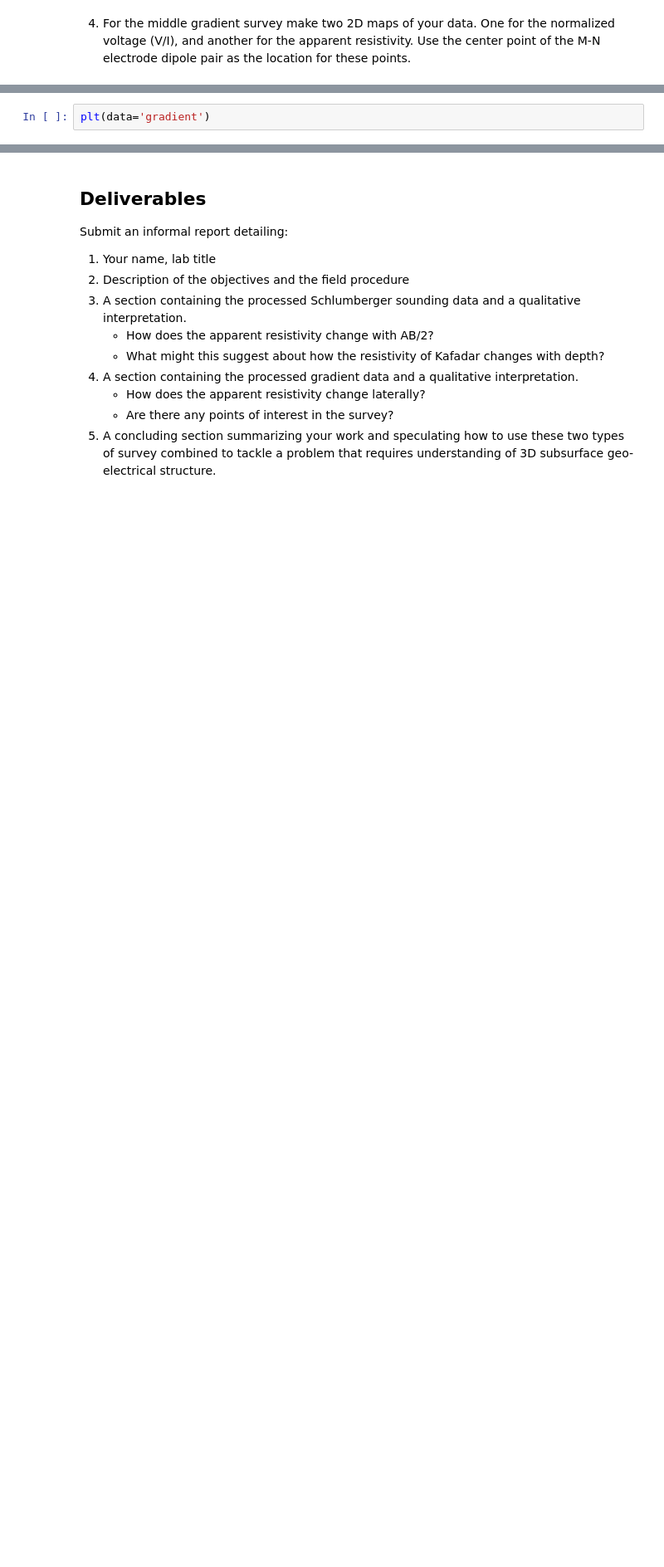
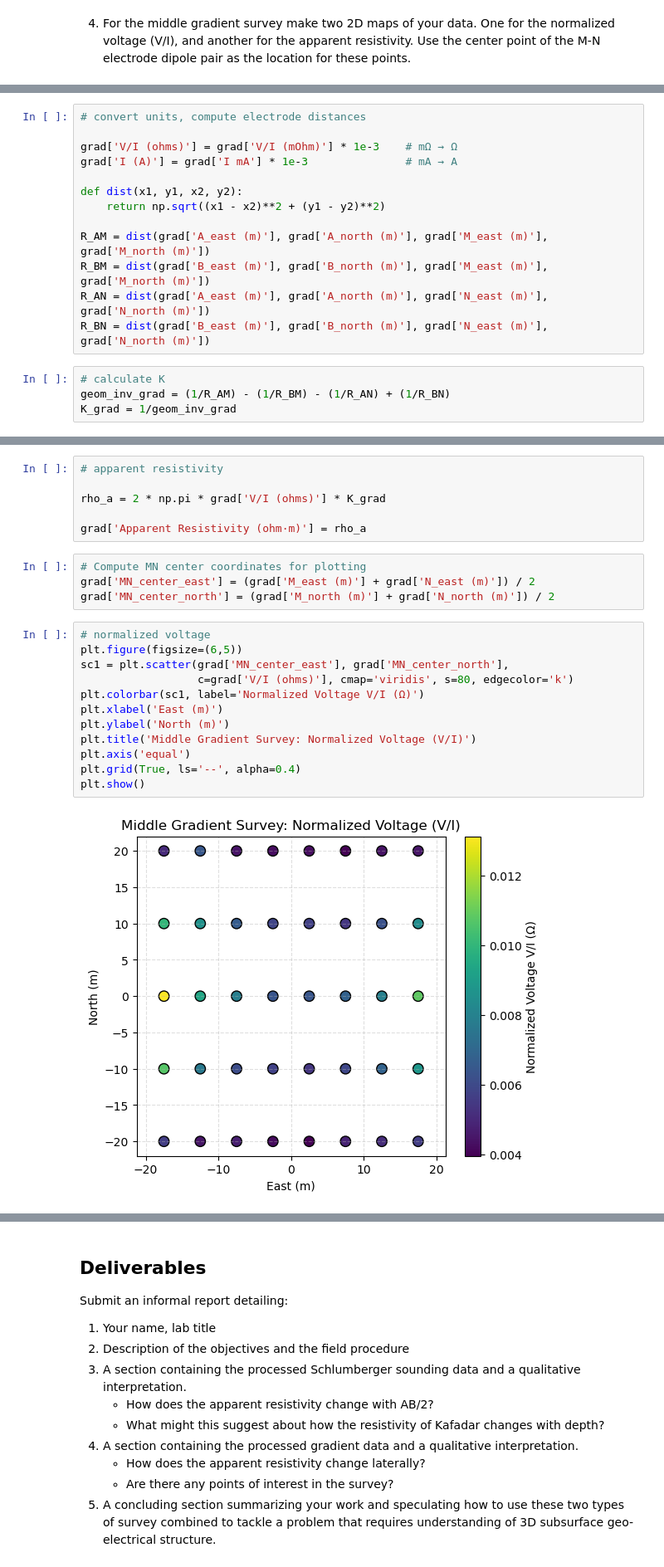
Before and after one commit to lillian-hanson/gpgn-318-328-notebooks, a Jupyter notebook: Labs/resitivity/08-Lab-Work.ipynb, the cells around one changed output, grey strips where cells are left out. Shown at 83% size. Drawn from its saved outputs; the diff is of its cells as text; blank space fills up the shorter version.

```diff
--- a/Labs/resitivity/08-Lab-Work.ipynb
+++ b/Labs/resitivity/08-Lab-Work.ipynb
@@ -63,2 +109,17 @@ gradient = pd.read_csv('data/08-data/Lab08-MN-data.csv')
+# %%
+# convert units, compute electrode distances
+
+grad['V/I (ohms)'] = grad['V/I (mOhm)'] * 1e-3    # mΩ → Ω
+grad['I (A)'] = grad['I mA'] * 1e-3               # mA → A
+
+def dist(x1, y1, x2, y2):
+    return np.sqrt((x1 - x2)**2 + (y1 - y2)**2)
+
+R_AM = dist(grad['A_east (m)'], grad['A_north (m)'], grad['M_east (m)'], grad['M_north (m)'])
+R_BM = dist(grad['B_east (m)'], grad['B_north (m)'], grad['M_east (m)'], grad['M_north (m)'])
+R_AN = dist(grad['A_east (m)'], grad['A_north (m)'], grad['N_east (m)'], grad['N_north (m)'])
+R_BN = dist(grad['B_east (m)'], grad['B_north (m)'], grad['N_east (m)'], grad['N_north (m)'])
 # %%
-plt(data='gradient')
+# calculate K
+geom_inv_grad = (1/R_AM) - (1/R_BM) - (1/R_AN) + (1/R_BN)
+K_grad = 1/geom_inv_grad
@@ -66,0 +126,24 @@ TypeError: 'module' object is not callable
+# %%
+# apparent resistivity
+
+rho_a = 2 * np.pi * grad['V/I (ohms)'] * K_grad
+
+grad['Apparent Resistivity (ohm·m)'] = rho_a
+# %%
+# Compute MN center coordinates for plotting
+grad['MN_center_east'] = (grad['M_east (m)'] + grad['N_east (m)']) / 2
+grad['MN_center_north'] = (grad['M_north (m)'] + grad['N_north (m)']) / 2
+# %%
+# normalized voltage
+plt.figure(figsize=(6,5))
+sc1 = plt.scatter(grad['MN_center_east'], grad['MN_center_north'],
+                  c=grad['V/I (ohms)'], cmap='viridis', s=80, edgecolor='k')
+plt.colorbar(sc1, label='Normalized Voltage V/I (Ω)')
+plt.xlabel('East (m)')
+plt.ylabel('North (m)')
+plt.title('Middle Gradient Survey: Normalized Voltage (V/I)')
+plt.axis('equal')
+plt.grid(True, ls='--', alpha=0.4)
+plt.show()
+# %% [output]
+[figure, added]
```
Also changed, not shown: parts of 10 cells of this notebook.
